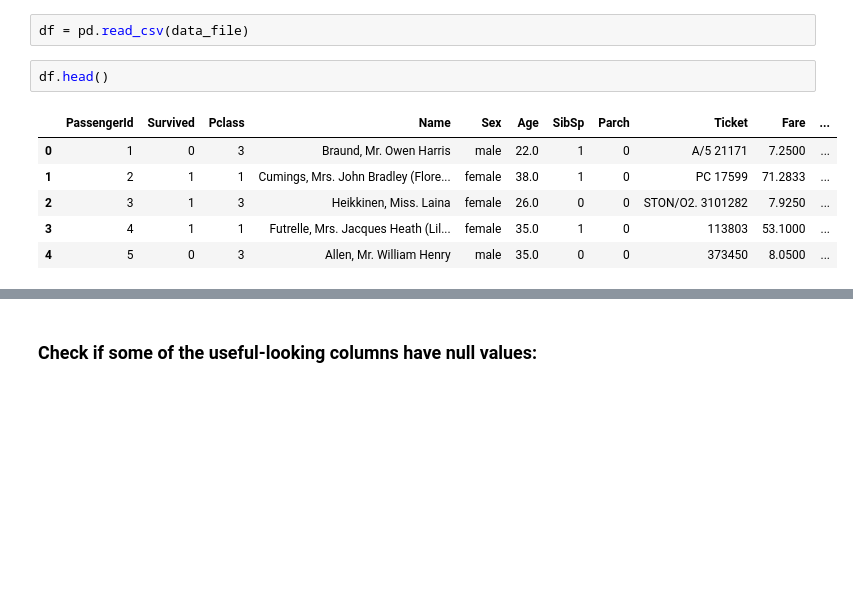
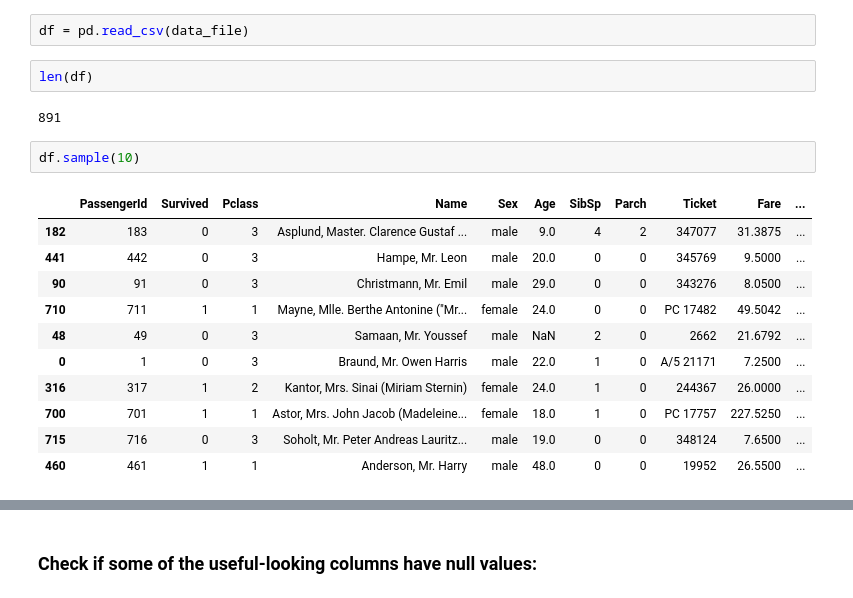
Before and after one commit to mahitarashid/problem_solving, a Jupyter notebook: python_projects/analyze_titanic.ipynb, the cells around one changed output, grey strips where cells are left out. Saved outputs shown, nothing was run; the diff lists cells and outputs as text; blank space fills up the shorter version.

```diff
--- a/python_projects/analyze_titanic.ipynb
+++ b/python_projects/analyze_titanic.ipynb
@@ -7,12 +9,21 @@ import pandas as pd
 data_file = 'titanic_dataset.csv'
 # %%
 df = pd.read_csv(data_file)
+# %%
+len(df)
+# %% [output]
+891
 # %%
-df.head()
+df.sample(10)
 # %% [output]
 |  | PassengerId | Survived | Pclass | Name | Sex | Age | SibSp | Parch | Ticket | Fare | ... |
+| 182 | 183 | 0 | 3 | Asplund, Master. Clarence Gustaf ... | male | 9.0 | 4 | 2 | 347077 | 31.3875 | ... |
+| 441 | 442 | 0 | 3 | Hampe, Mr. Leon | male | 20.0 | 0 | 0 | 345769 | 9.5000 | ... |
+| 90 | 91 | 0 | 3 | Christmann, Mr. Emil | male | 29.0 | 0 | 0 | 343276 | 8.0500 | ... |
+| 710 | 711 | 1 | 1 | Mayne, Mlle. Berthe Antonine ("Mr... | female | 24.0 | 0 | 0 | PC 17482 | 49.5042 | ... |
+| 48 | 49 | 0 | 3 | Samaan, Mr. Youssef | male | NaN | 2 | 0 | 2662 | 21.6792 | ... |
 | 0 | 1 | 0 | 3 | Braund, Mr. Owen Harris | male | 22.0 | 1 | 0 | A/5 21171 | 7.2500 | ... |
-| 1 | 2 | 1 | 1 | Cumings, Mrs. John Bradley (Flore... | female | 38.0 | 1 | 0 | PC 17599 | 71.2833 | ... |
-| 2 | 3 | 1 | 3 | Heikkinen, Miss. Laina | female | 26.0 | 0 | 0 | STON/O2. 3101282 | 7.9250 | ... |
-| 3 | 4 | 1 | 1 | Futrelle, Mrs. Jacques Heath (Lil... | female | 35.0 | 1 | 0 | 113803 | 53.1000 | ... |
-| 4 | 5 | 0 | 3 | Allen, Mr. William Henry | male | 35.0 | 0 | 0 | 373450 | 8.0500 | ... |
+| 316 | 317 | 1 | 2 | Kantor, Mrs. Sinai (Miriam Sternin) | female | 24.0 | 1 | 0 | 244367 | 26.0000 | ... |
+| 700 | 701 | 1 | 1 | Astor, Mrs. John Jacob (Madeleine... | female | 18.0 | 1 | 0 | PC 17757 | 227.5250 | ... |
+| 715 | 716 | 0 | 3 | Soholt, Mr. Peter Andreas Lauritz... | male | 19.0 | 0 | 0 | 348124 | 7.6500 | ... |
+| 460 | 461 | 1 | 1 | Anderson, Mr. Harry | male | 48.0 | 0 | 0 | 19952 | 26.5500 | ... |
```
Also changed, not shown: parts of 8 cells of this notebook.
